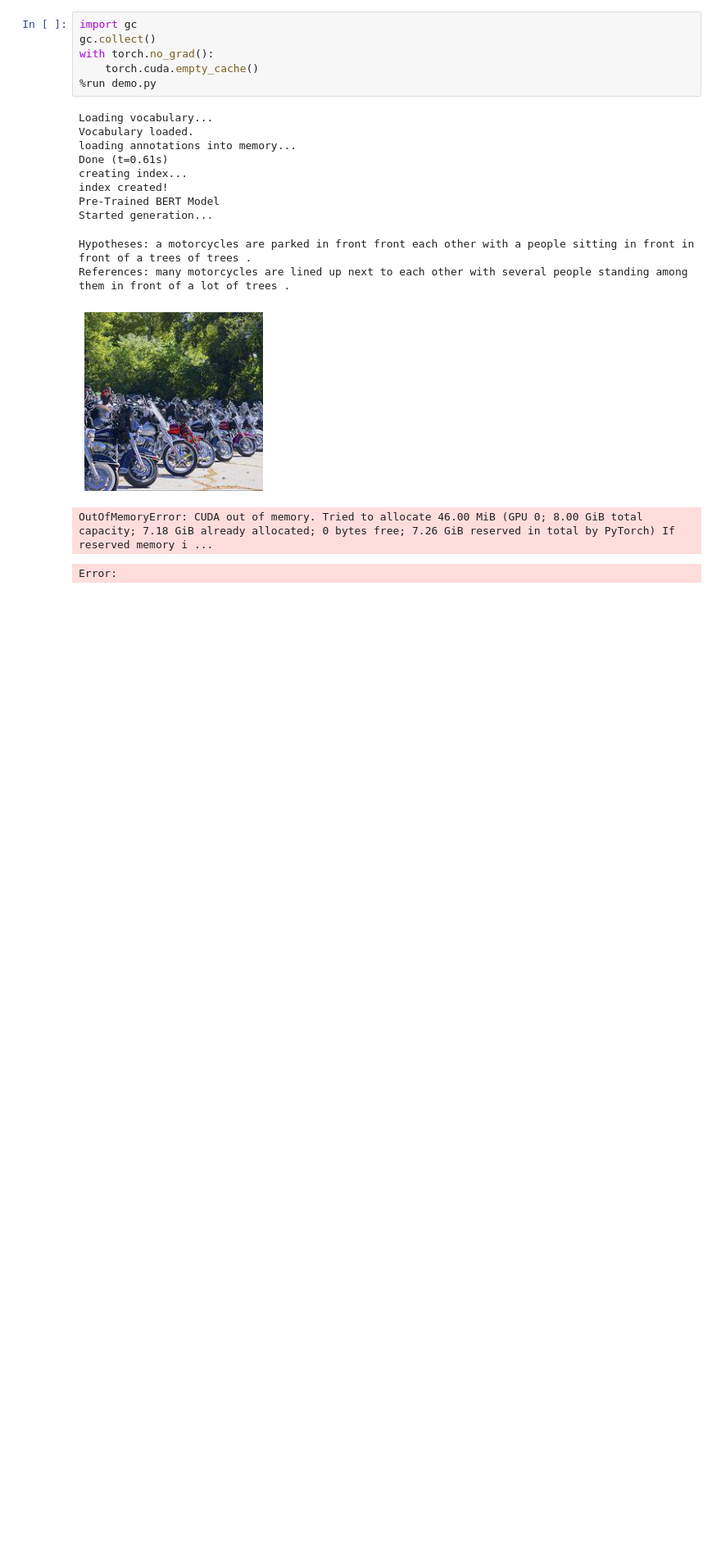
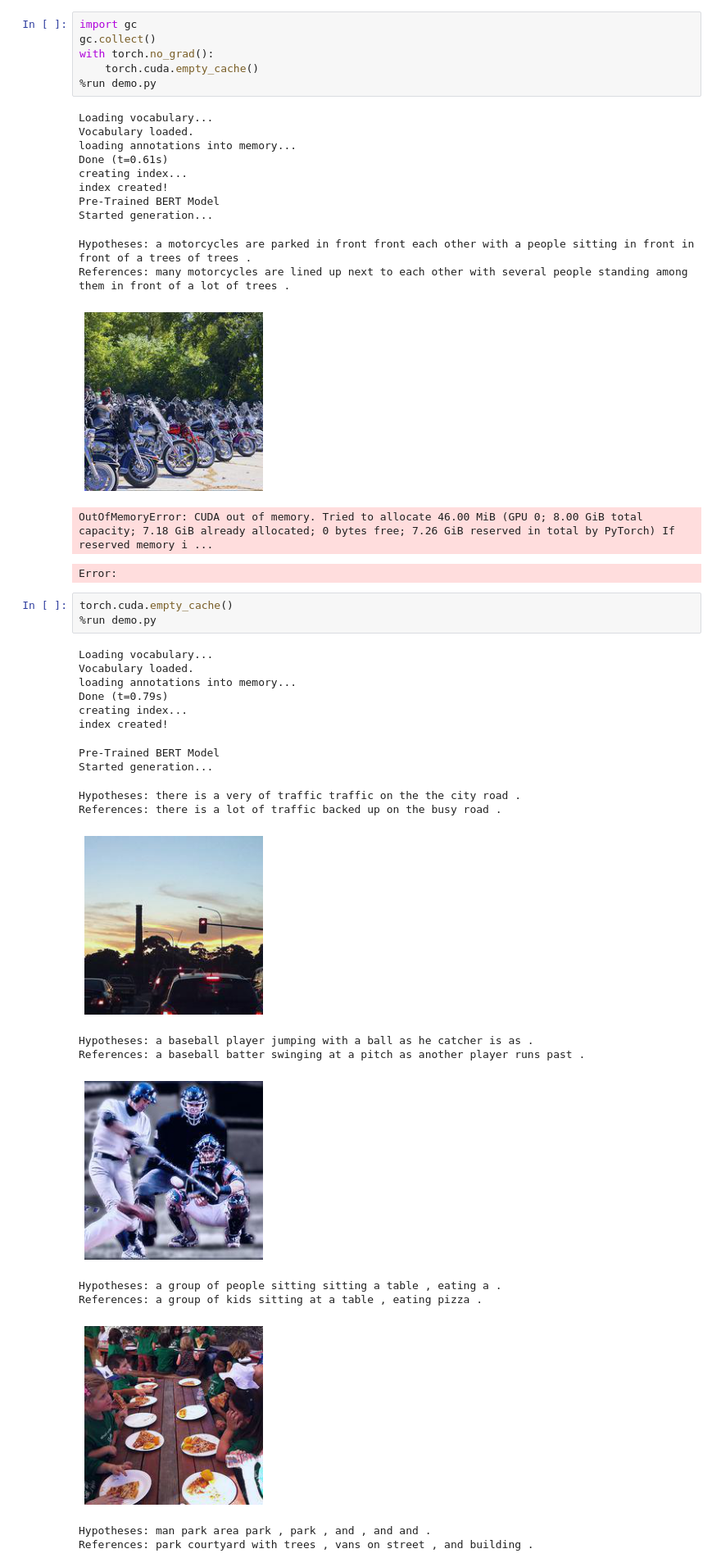
Before and after one commit to thromel/Image-Captioning-ML-Project, a Jupyter notebook: demo.ipynb, the cells around one changed output. Shown at 82% size. Drawn from its saved outputs; the diff is of its cells as text; blank space fills up the shorter version.

```diff
--- a/demo.ipynb
+++ b/demo.ipynb
@@ -110,3 +110,26 @@ References: many motorcycles are lined up next to each other with several people
 [figure]
 OutOfMemoryError: CUDA out of memory. Tried to allocate 46.00 MiB (GPU 0; 8.00 GiB total capacity; 7.18 GiB already allocated; 0 bytes free; 7.26 GiB reserved in total by PyTorch) If reserved memory i ...
 Error:
+# %%
+torch.cuda.empty_cache()
+%run demo.py
+# %% [output]
+Loading vocabulary...
+Vocabulary loaded.
+loading annotations into memory...
+Done (t=0.79s)
+creating index...
+index created!
+Pre-Trained BERT Model
+Started generation...
+Hypotheses: there is a very of traffic traffic on the the city road .
+References: there is a lot of traffic backed up on the busy road .
+[figure, added]
+Hypotheses: a baseball player jumping with a ball as he catcher is as .
+References: a baseball batter swinging at a pitch as another player runs past .
+[figure, added]
+Hypotheses: a group of people sitting sitting a table , eating a .
+References: a group of kids sitting at a table , eating pizza .
+[figure, added]
+Hypotheses: man park area park , park , and , and and .
+References: park courtyard with trees , vans on street , and building .
```
Also changed, not shown: parts of 4 cells of this notebook, 2 other files.
